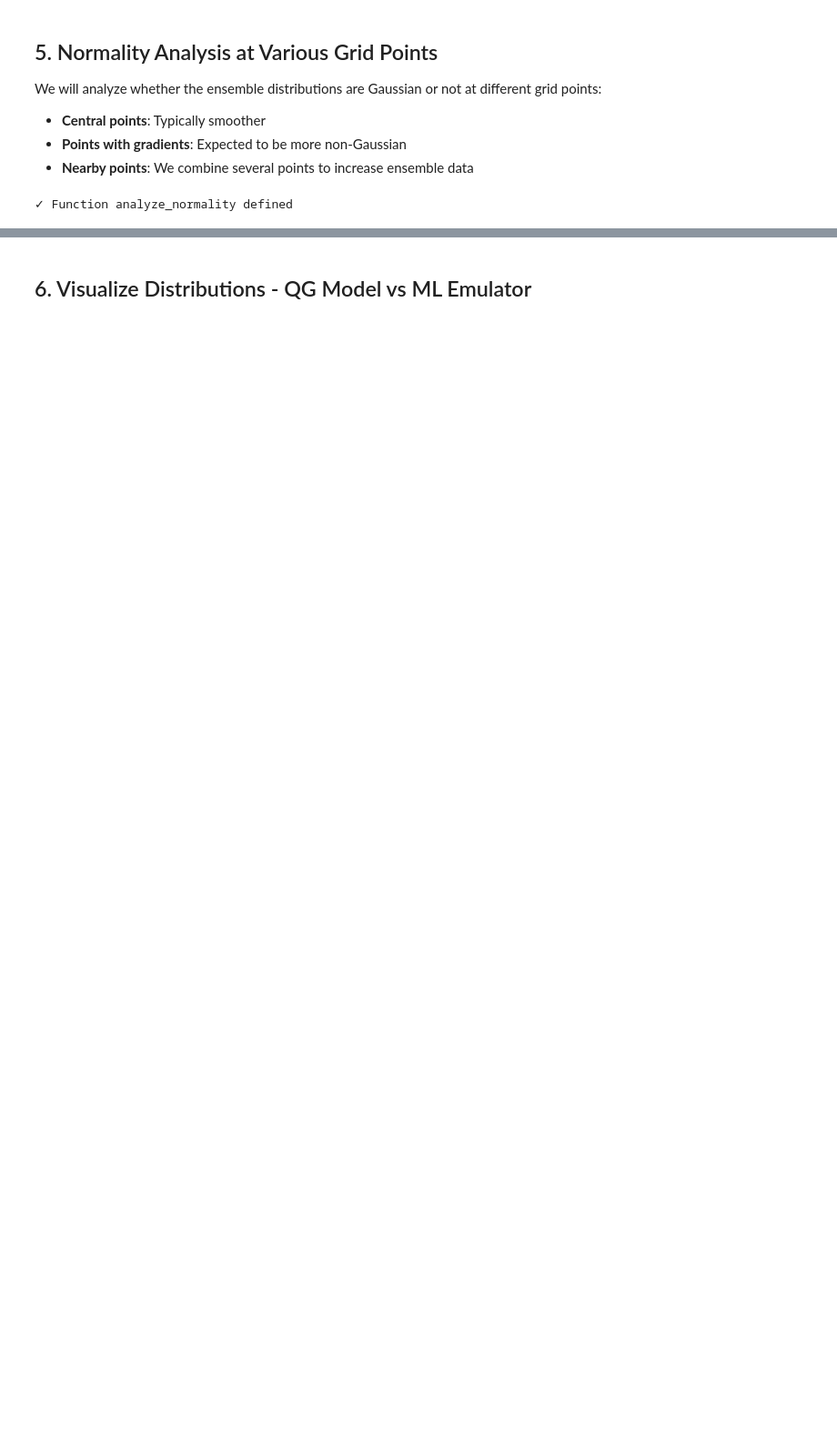
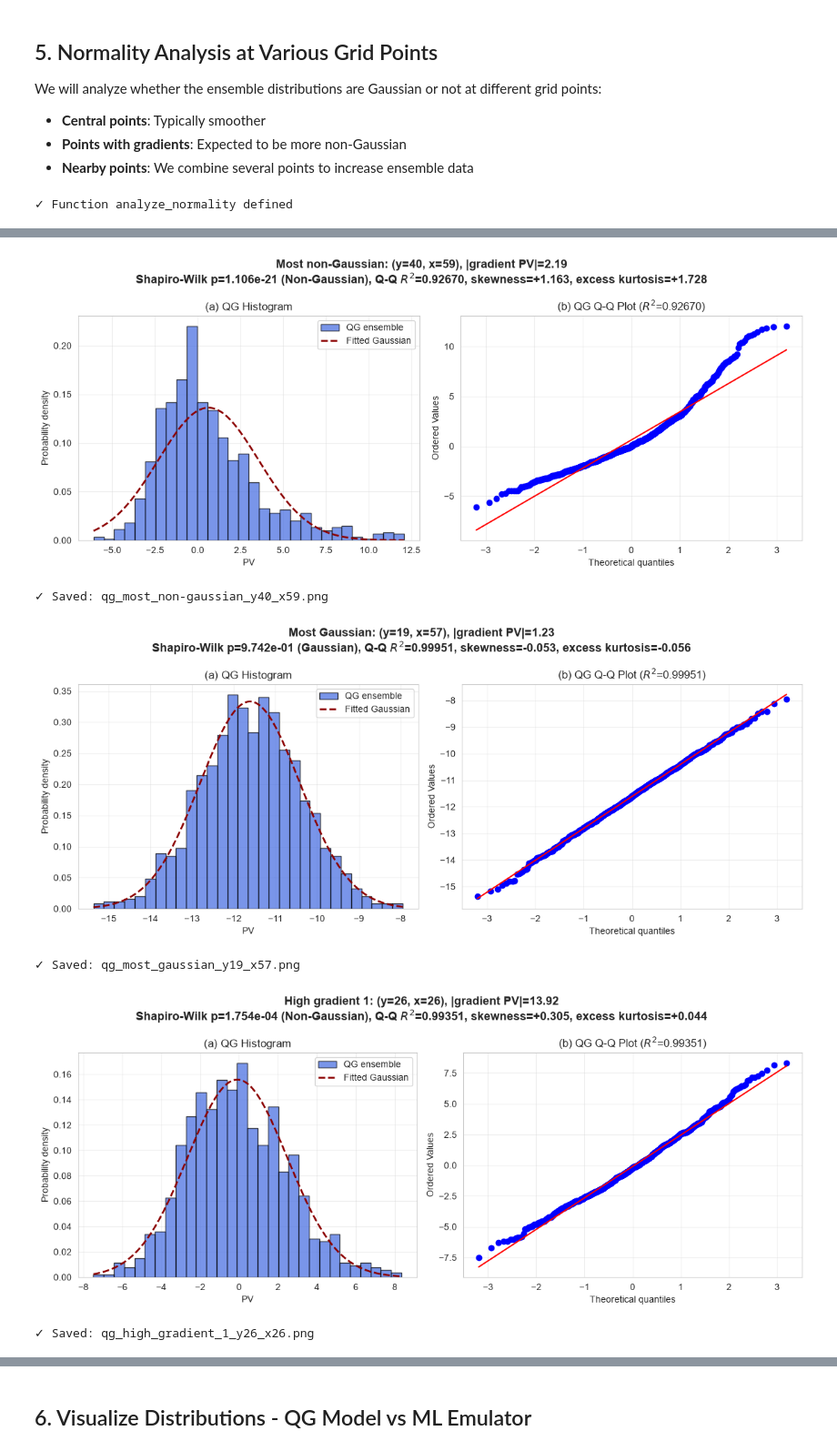
Before and after one commit to diegocarrio/QG_ML_Emulator, a Jupyter notebook: QG_ML_Analysis.ipynb, the cells around one changed output, grey strips where cells are left out. Shown at 91% size. Saved outputs shown, nothing was run; the diff lists cells and outputs as text; code cells hidden in the pictures; blank space fills up the shorter version.

```diff
--- a/QG_ML_Analysis.ipynb
+++ b/QG_ML_Analysis.ipynb
@@ -288,0 +466,79 @@ East Edge (32,48): (32,48)
+# %%
+# Create one QG histogram and Q-Q figure for every selected gradient point
+qg_gradient_comparison_points = {
+    'Most non-Gaussian': (40, 59),
+    'Most Gaussian': (19, 57),
+    **{
+        f'High gradient {i}': (y, x)
+        for i, (y, x) in enumerate(high_gradient_points, start=1)
+    },
+    **{
+        f'Low gradient {i}': (y, x)
+        for i, (y, x) in enumerate(low_gradient_points, start=1)
+    },
+}
+
+for point_name, (y, x) in qg_gradient_comparison_points.items():
+    qg_values = np.asarray(pv_qg[:, 0, y, x])
+    gradient_value = pv_qg_gradient_l0[y, x]
+    shapiro_p = stats.shapiro(qg_values).pvalue
+    qg_skewness = stats.skew(qg_values)
+    qg_kurtosis = stats.kurtosis(qg_values, fisher=True)
+    normality_label = 'Gaussian' if shapiro_p > 0.05 else 'Non-Gaussian'
+
+    fig, axes = plt.subplots(1, 2, figsize=(12, 5))
+
+    # (a) Normalized QG histogram and fitted Gaussian density
+    axes[0].hist(
+        qg_values,
+        bins=30,
+        density=True,
+        alpha=0.7,
+        color='royalblue',
+        edgecolor='black',
+        label='QG ensemble',
+    )
+    mean_qg = np.mean(qg_values)
+    std_qg = np.std(qg_values)
+    value_range = np.linspace(qg_values.min(), qg_values.max(), 200)
+    axes[0].plot(
+        value_range,
+        stats.norm.pdf(value_range, mean_qg, std_qg),
+        color='darkred',
+        linestyle='--',
+        linewidth=2,
+        label='Fitted Gaussian',
+    )
+    axes[0].set_title('(a) QG Histogram')
+    axes[0].set_xlabel('PV')
+    axes[0].set_ylabel('Probability density')
+    axes[0].legend()
+    axes[0].grid(True, alpha=0.3)
+
+    # (b) Q-Q plot against a normal distribution
+    _, (_, _, qq_r) = stats.probplot(qg_values, dist='norm', plot=axes[1])
+    qq_r_squared = qq_r**2
+    axes[1].set_title(f'(b) QG Q-Q Plot ($R^2$={qq_r_squared:.5f})')
+    axes[1].grid(True, alpha=0.3)
+
+    fig.suptitle(
+        f'{point_name}: (y={y}, x={x}), |gradient PV|={gradient_value:.2f}\n'
+        f'Shapiro-Wilk p={shapiro_p:.3e} ({normality_label}), '
+        f'Q-Q $R^2$={qq_r_squared:.5f}, skewness={qg_skewness:+.3f}, '
+        f'excess kurtosis={qg_kurtosis:+.3f}',
+        fontsize=13,
+        fontweight='bold',
+    )
+    plt.tight_layout()
+
+    filename = f"qg_{point_name.lower().replace(' ', '_')}_y{y}_x{x}.png"
+    plt.savefig(filename, dpi=150, bbox_inches='tight')
+    plt.show()
+    print(f'✓ Saved: {filename}')
+# %% [output]
+[figure, added]
+✓ Saved: qg_most_non-gaussian_y40_x59.png
+[figure, added]
+✓ Saved: qg_most_gaussian_y19_x57.png
+[figure, added]
+✓ Saved: qg_high_gradient_1_y26_x26.png
```
Also changed, not shown: parts of 11 cells of this notebook.
